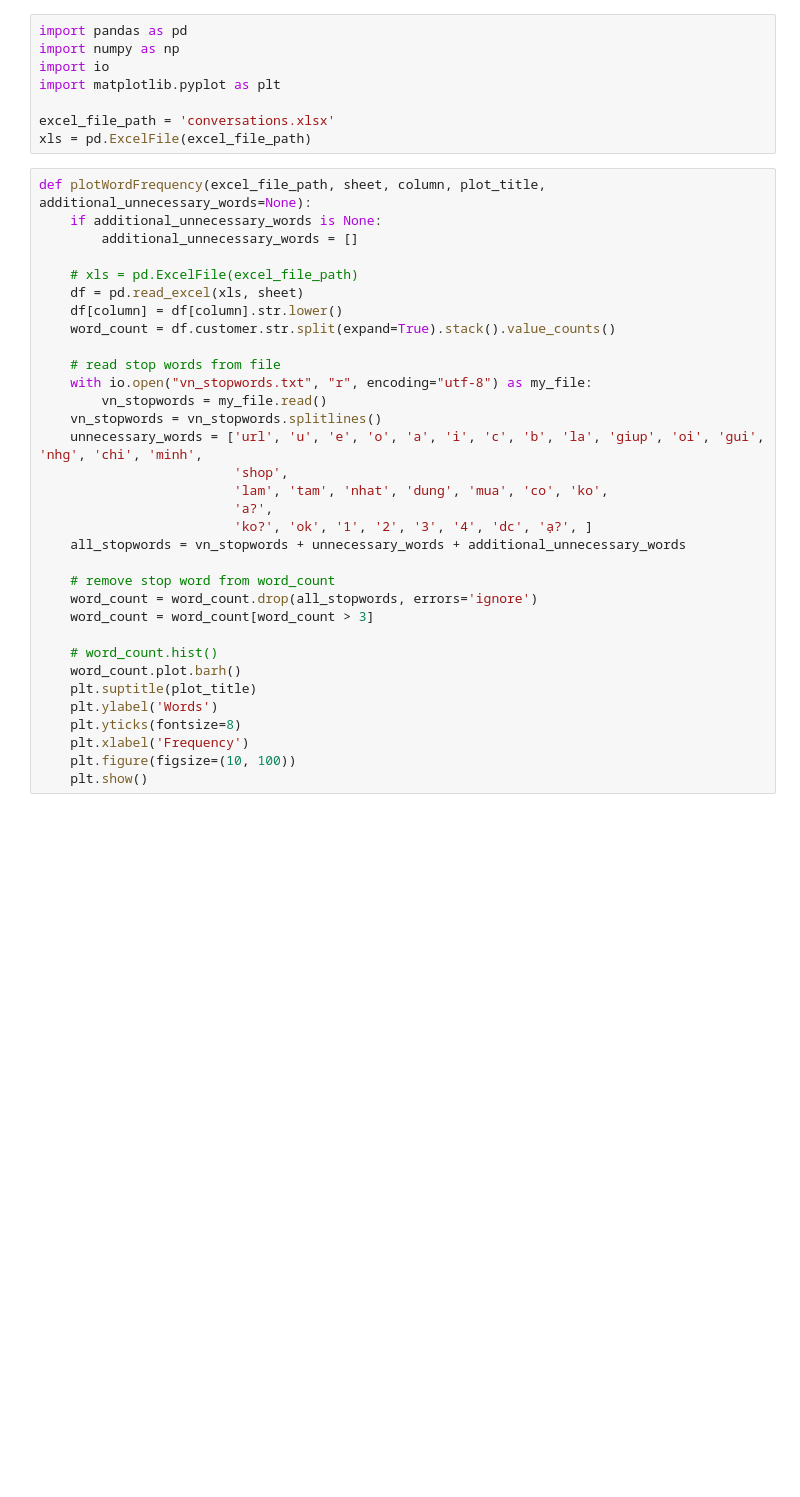
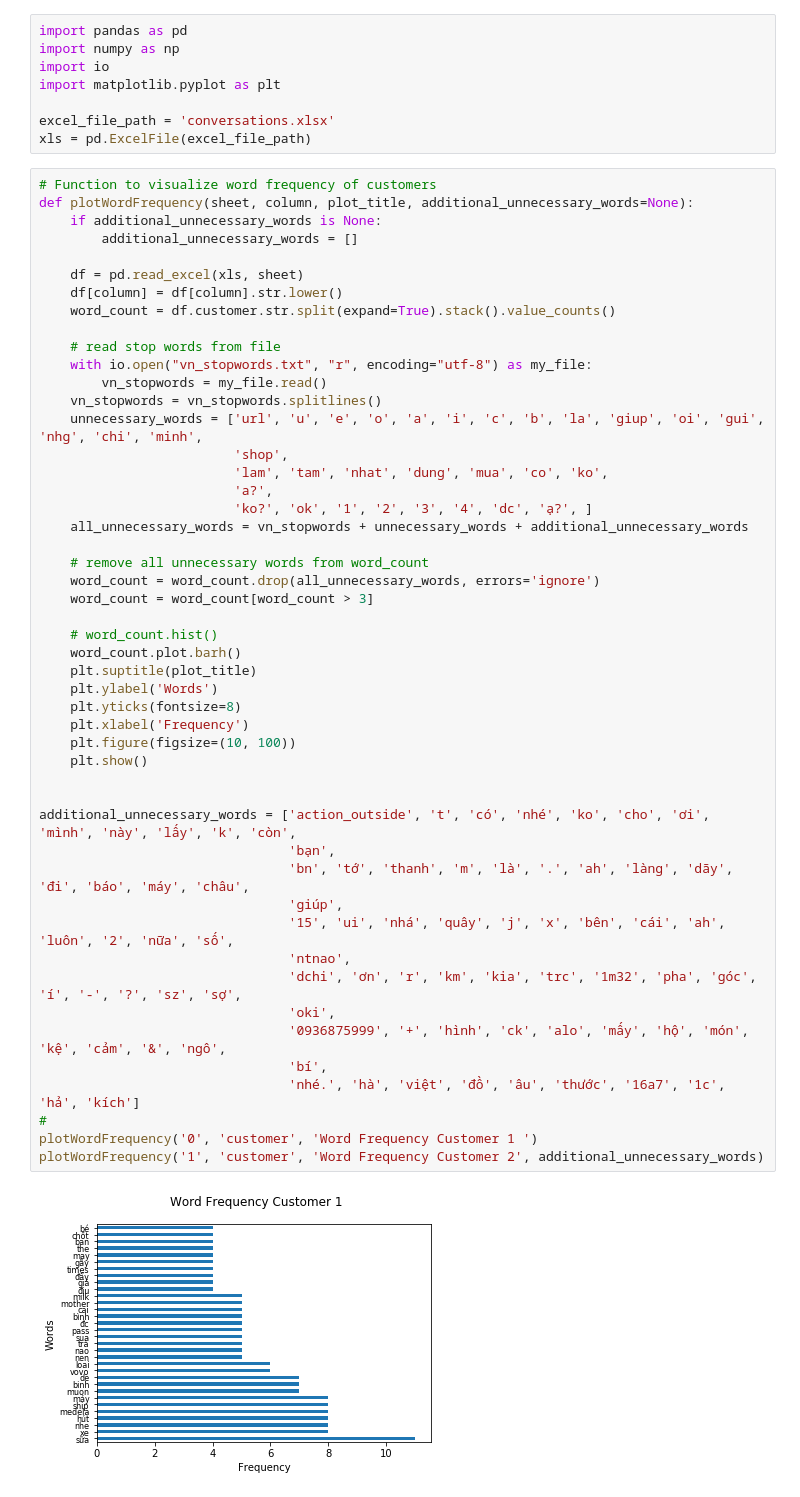
Before and after one commit to dukeantt/data-convesations-test, a Jupyter notebook: Ftech's_Task.ipynb, the cells around one changed output. Drawn from its saved outputs; the diff is of its cells as text; blank space fills up the shorter version.

```diff
--- a/Ftech's_Task.ipynb
+++ b/Ftech's_Task.ipynb
@@ -43,35 +43,53 @@ import matplotlib.pyplot as plt
 excel_file_path = 'conversations.xlsx'
 xls = pd.ExcelFile(excel_file_path)
 # %%
-def plotWordFrequency(excel_file_path, sheet, column, plot_title, additional_unnecessary_words=None):
+# Function to visualize word frequency of customers
+def plotWordFrequency(sheet, column, plot_title, additional_unnecessary_words=None):
     if additional_unnecessary_words is None:
         additional_unnecessary_words = []
 
-    # xls = pd.ExcelFile(excel_file_path)
     df = pd.read_excel(xls, sheet)
     df[column] = df[column].str.lower()
     word_count = df.customer.str.split(expand=True).stack().value_counts()
 
     # read stop words from file
     with io.open("vn_stopwords.txt", "r", encoding="utf-8") as my_file:
         vn_stopwords = my_file.read()
     vn_stopwords = vn_stopwords.splitlines()
     unnecessary_words = ['url', 'u', 'e', 'o', 'a', 'i', 'c', 'b', 'la', 'giup', 'oi', 'gui', 'nhg', 'chi', 'minh',
                          'shop',
                          'lam', 'tam', 'nhat', 'dung', 'mua', 'co', 'ko',
                          'a?',
                          'ko?', 'ok', '1', '2', '3', '4', 'dc', 'ạ?', ]
-    all_stopwords = vn_stopwords + unnecessary_words + additional_unnecessary_words
+    all_unnecessary_words = vn_stopwords + unnecessary_words + additional_unnecessary_words
 
-    # remove stop word from word_count
-    word_count = word_count.drop(all_stopwords, errors='ignore')
+    # remove all unnecessary words from word_count
+    word_count = word_count.drop(all_unnecessary_words, errors='ignore')
     word_count = word_count[word_count > 3]
 
     # word_count.hist()
     word_count.plot.barh()
     plt.suptitle(plot_title)
     plt.ylabel('Words')
     plt.yticks(fontsize=8)
     plt.xlabel('Frequency')
     plt.figure(figsize=(10, 100))
     plt.show()
+
+
+additional_unnecessary_words = ['action_outside', 't', 'có', 'nhé', 'ko', 'cho', 'ơi', 'mình', 'này', 'lấy', 'k', 'còn',
+                                'bạn',
+                                'bn', 'tớ', 'thanh', 'm', 'là', '.', 'ah', 'làng', 'dãy', 'đi', 'báo', 'máy', 'châu',
+                                'giúp',
+                                '15', 'ui', 'nhá', 'quây', 'j', 'x', 'bên', 'cái', 'ah', 'luôn', '2', 'nữa', 'số',
+                                'ntnao',
+                                'dchi', 'ơn', 'r', 'km', 'kia', 'trc', '1m32', 'pha', 'góc', 'í', '-', '?', 'sz', 'sợ',
+                                'oki',
+                                '0936875999', '+', 'hình', 'ck', 'alo', 'mấy', 'hộ', 'món', 'kệ', 'cảm', '&', 'ngô',
+                                'bí',
+                                'nhé.', 'hà', 'việt', 'đồ', 'âu', 'thước', '16a7', '1c', 'hả', 'kích']
+#
+plotWordFrequency('0', 'customer', 'Word Frequency Customer 1 ')
+plotWordFrequency('1', 'customer', 'Word Frequency Customer 2', additional_unnecessary_words)
+# %% [output]
+[figure, added]
```
Also changed, not shown: parts of 6 cells of this notebook, 1 other file.
